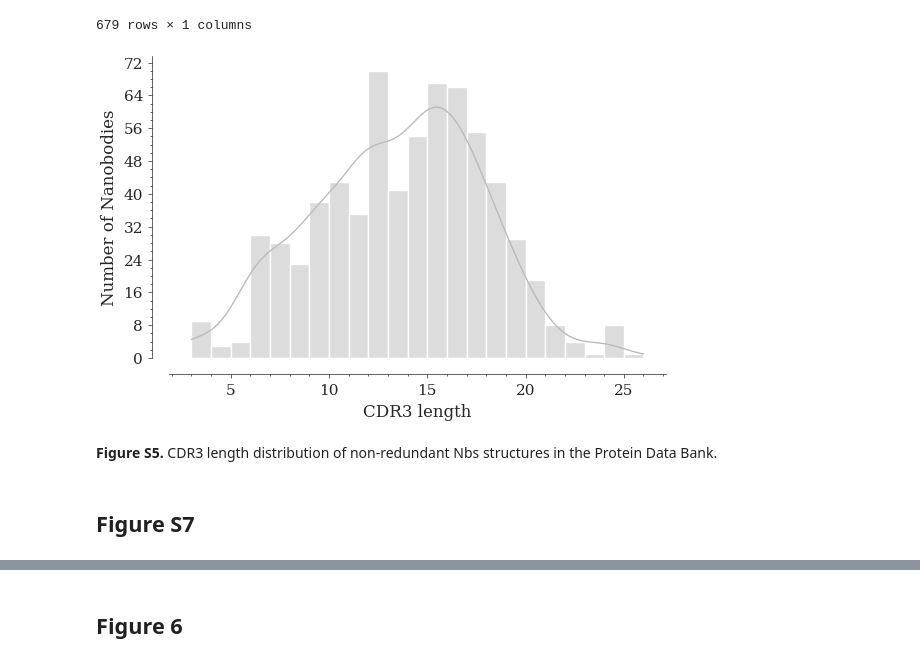
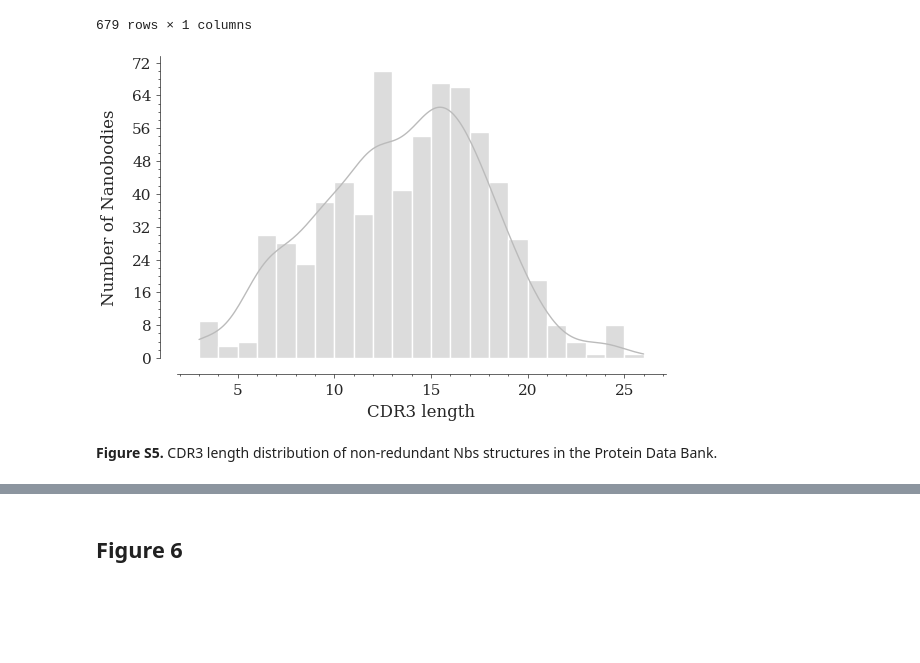
Before and after one commit to Valdes-Tresanco-MS/NbModelingBenchmark, a Jupyter notebook: BenchmarkResultsFigures.ipynb, the cells around one changed output, grey strips where cells are left out. Cells and saved outputs as stored; diff of their text form; code cells hidden in the pictures; blank space fills up the shorter version.

```diff
--- a/BenchmarkResultsFigures.ipynb
+++ b/BenchmarkResultsFigures.ipynb
@@ -1640,31 +1647,29 @@ cdr3_length_df
 # %%
 fig = plt.figure(figsize=(6, 4))
 
 ax = sns.histplot(data=cdr3_length_df, palette=['#BBBBBB'], kde=True, binwidth=1)
 
 # set xlabel
 ax.set_xlabel('CDR3 length')
-ax.set_ylabel('Number of Nanobodies')
+ax.set_ylabel('Number of Nanobodies', labelpad=10)
 
 # disable legend
 ax.legend([],[], frameon=False)
 
 # set new positions for axes
 ax.spines['left'].set_position(('data', 1))
 ax.spines['bottom'].set_position(('data', -4))
 
 # despine top and right
 sns.despine(top=True, right=True)
 
 ax.yaxis.set_major_locator(MaxNLocator(integer=True))
 
 plt.tight_layout()
 
 plt.savefig('figures/figureS5.png', dpi=300, format='png', facecolor='white', edgecolor=None)
 plt.savefig('figures/figureS5.svg', dpi=300, format='svg', facecolor='white', edgecolor=None)
 # %% [output]
-[figure, old version]
+[figure, new version]
 # %% [markdown]
 **Figure S5.** CDR3 length distribution of non-redundant Nbs structures in the Protein Data Bank.
-# %% [markdown]
-## Figure S7
```
Also changed, not shown: parts of 38 cells of this notebook, 33 other files.
